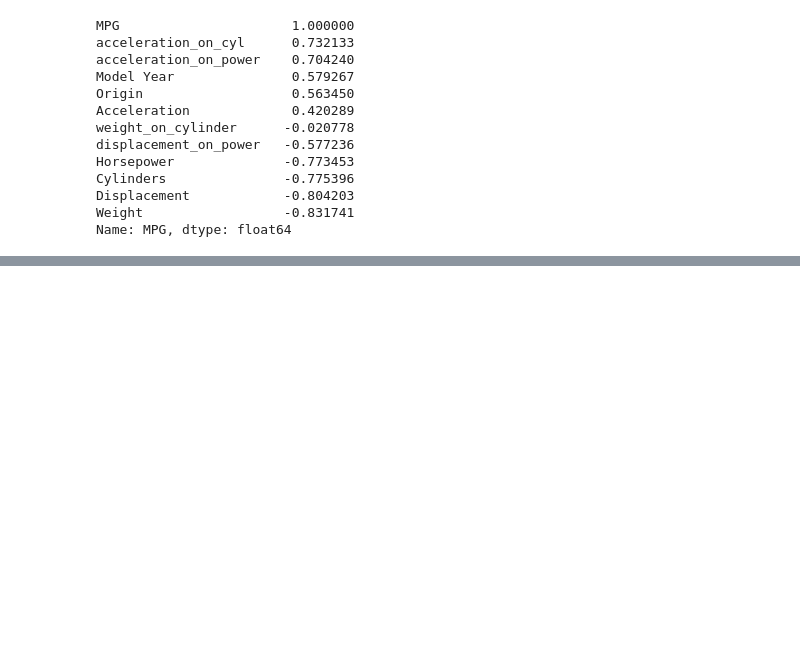
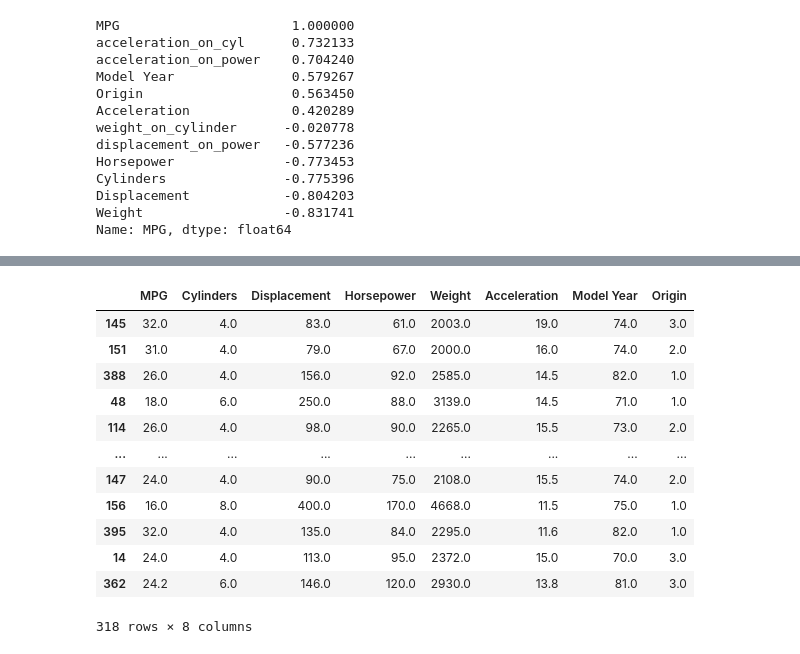
Before and after one commit to adrida/Machine-learning-project, a Jupyter notebook: project.ipynb, the cells around one changed output, grey strips where cells are left out. Drawn from its saved outputs; the diff is of its cells as text; code cells hidden in the pictures; blank space fills up the shorter version.

Commit message:
starting preprocessing

```diff
--- a/project.ipynb
+++ b/project.ipynb
@@ -301,0 +337,6 @@ Name: MPG, dtype: float64
+# %%
+def preprocess_origin_cols(df):
+    df["Origin"] = df["Origin"].map({1: "India", 2: "USA", 3: "Germany"})
+    return df
+data_tr = preprocess_origin_cols(data)
+data_tr.head()
@@ -301,0 +383,16 @@ Name: MPG, dtype: float64
+# %%
+data_tr
+# %% [output]
+|  | MPG | Cylinders | Displacement | Horsepower | Weight | Acceleration | Model Year | Origin |
+| 145 | 32.0 | 4.0 | 83.0 | 61.0 | 2003.0 | 19.0 | 74.0 | 3.0 |
+| 151 | 31.0 | 4.0 | 79.0 | 67.0 | 2000.0 | 16.0 | 74.0 | 2.0 |
+| 388 | 26.0 | 4.0 | 156.0 | 92.0 | 2585.0 | 14.5 | 82.0 | 1.0 |
+| 48 | 18.0 | 6.0 | 250.0 | 88.0 | 3139.0 | 14.5 | 71.0 | 1.0 |
+| 114 | 26.0 | 4.0 | 98.0 | 90.0 | 2265.0 | 15.5 | 73.0 | 2.0 |
+| ... | ... | ... | ... | ... | ... | ... | ... | ... |
+| 147 | 24.0 | 4.0 | 90.0 | 75.0 | 2108.0 | 15.5 | 74.0 | 2.0 |
+| 156 | 16.0 | 8.0 | 400.0 | 170.0 | 4668.0 | 11.5 | 75.0 | 1.0 |
+| 395 | 32.0 | 4.0 | 135.0 | 84.0 | 2295.0 | 11.6 | 82.0 | 1.0 |
+| 14 | 24.0 | 4.0 | 113.0 | 95.0 | 2372.0 | 15.0 | 70.0 | 3.0 |
+| 362 | 24.2 | 6.0 | 146.0 | 120.0 | 2930.0 | 13.8 | 81.0 | 3.0 |
+318 rows × 8 columns
```
Also changed, not shown: parts of 14 cells of this notebook.
